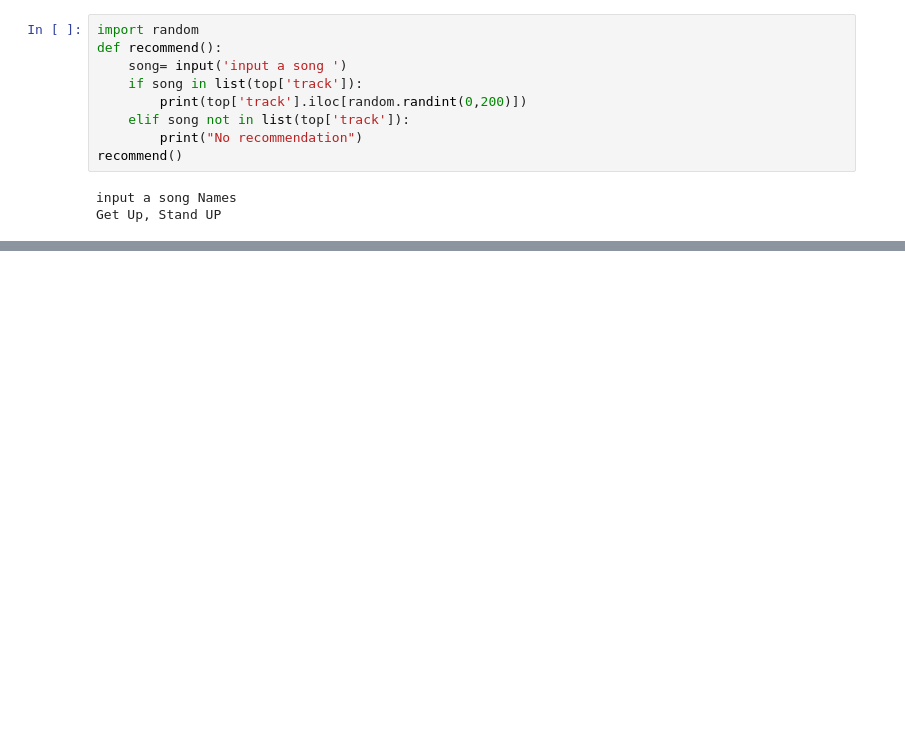
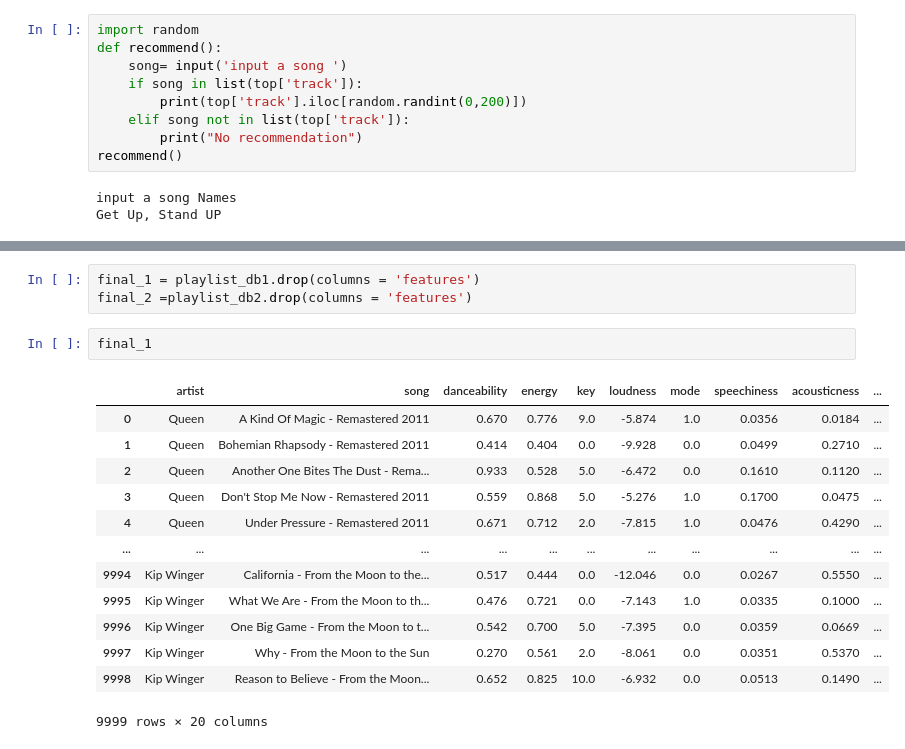
Before and after one commit to JoseMariadeAlmansa/6.02-lab-web-scraping-multiple-pages, a Jupyter notebook: labs_web_scraping.ipynb, the cells around one changed output, grey strips where cells are left out. Saved outputs shown, nothing was run; the diff lists cells and outputs as text; blank space fills up the shorter version.

```diff
--- a/labs_web_scraping.ipynb
+++ b/labs_web_scraping.ipynb
@@ -461,0 +569,19 @@ total is 13877
+# %%
+final_1 = playlist_db1.drop(columns = 'features')
+final_2 =playlist_db2.drop(columns = 'features')
+# %%
+final_1
+# %% [output]
+|  | artist | song | danceability | energy | key | loudness | mode | speechiness | acousticness | ... |
+| 0 | Queen | A Kind Of Magic - Remastered 2011 | 0.670 | 0.776 | 9.0 | -5.874 | 1.0 | 0.0356 | 0.0184 | ... |
+| 1 | Queen | Bohemian Rhapsody - Remastered 2011 | 0.414 | 0.404 | 0.0 | -9.928 | 0.0 | 0.0499 | 0.2710 | ... |
+| 2 | Queen | Another One Bites The Dust - Rema... | 0.933 | 0.528 | 5.0 | -6.472 | 0.0 | 0.1610 | 0.1120 | ... |
+| 3 | Queen | Don't Stop Me Now - Remastered 2011 | 0.559 | 0.868 | 5.0 | -5.276 | 1.0 | 0.1700 | 0.0475 | ... |
+| 4 | Queen | Under Pressure - Remastered 2011 | 0.671 | 0.712 | 2.0 | -7.815 | 1.0 | 0.0476 | 0.4290 | ... |
+| ... | ... | ... | ... | ... | ... | ... | ... | ... | ... | ... |
+| 9994 | Kip Winger | California - From the Moon to the... | 0.517 | 0.444 | 0.0 | -12.046 | 0.0 | 0.0267 | 0.5550 | ... |
+| 9995 | Kip Winger | What We Are - From the Moon to th... | 0.476 | 0.721 | 0.0 | -7.143 | 1.0 | 0.0335 | 0.1000 | ... |
+| 9996 | Kip Winger | One Big Game - From the Moon to t... | 0.542 | 0.700 | 5.0 | -7.395 | 0.0 | 0.0359 | 0.0669 | ... |
+| 9997 | Kip Winger | Why - From the Moon to the Sun | 0.270 | 0.561 | 2.0 | -8.061 | 0.0 | 0.0351 | 0.5370 | ... |
+| 9998 | Kip Winger | Reason to Believe - From the Moon... | 0.652 | 0.825 | 10.0 | -6.932 | 0.0 | 0.0513 | 0.1490 | ... |
+9999 rows × 20 columns
```
Also changed, not shown: parts of 27 cells of this notebook.
